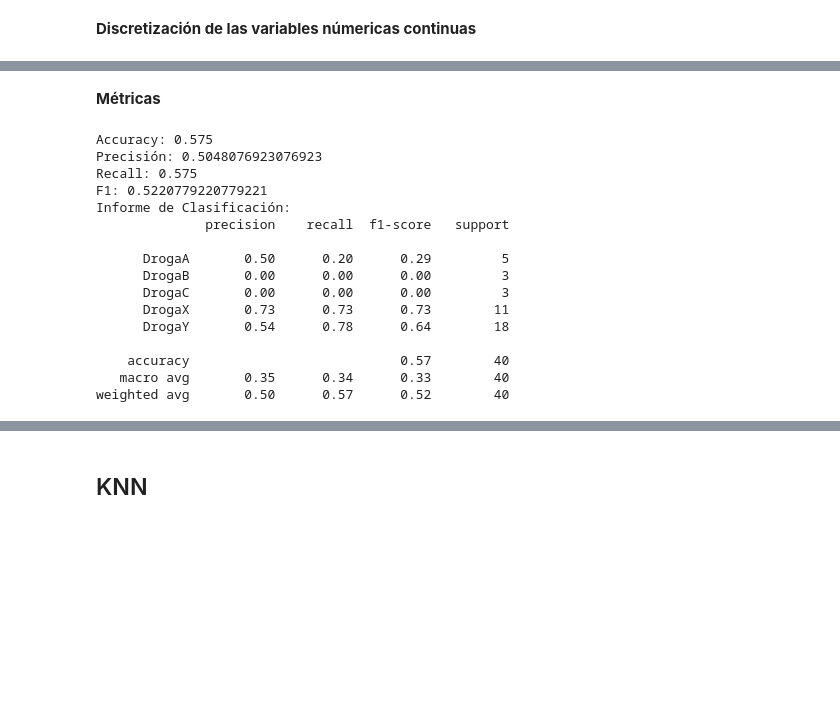
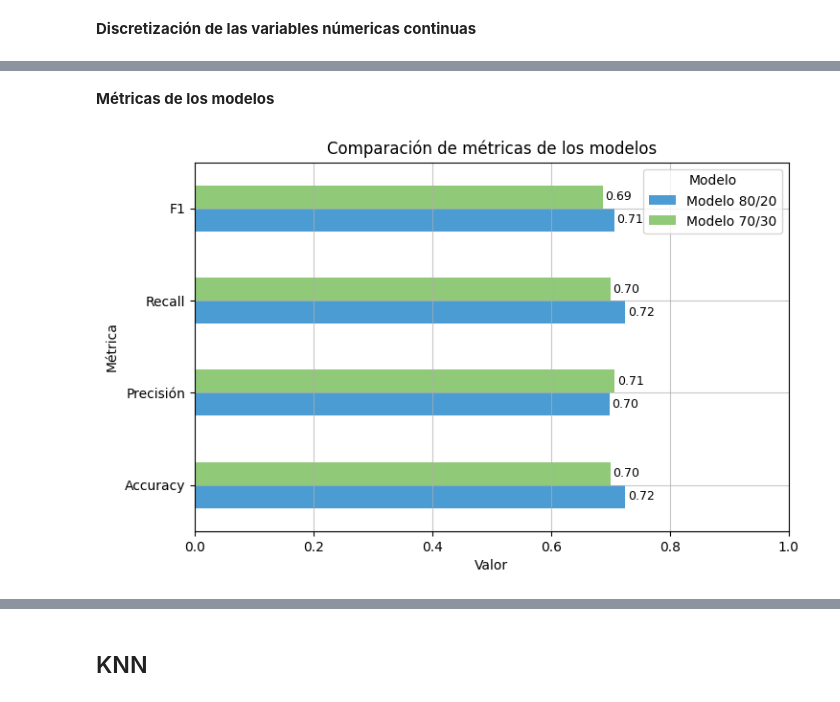
Before and after one commit to juanachies/TP2_Mineria, a Jupyter notebook: tp.ipynb, the cells around one changed output, grey strips where cells are left out. Cells and saved outputs as stored; diff of their text form; code cells hidden in the pictures; blank space fills up the shorter version.

```diff
--- a/tp.ipynb
+++ b/tp.ipynb
@@ -845,3 +858,12 @@ bayes1_train['edad_mayor75'] = (bayes1_train['Edad'] >= 75).astype(int)
+# %%
+bayes1_train['edad_menor25'] = (bayes1_train['Edad'] < 25).astype(int)
+bayes1_train['edad_25_50'] = ((bayes1_train['Edad'] >= 25) & (bayes1_train['Edad'] < 50)).astype(int)
+bayes1_train['edad_50_75'] = ((bayes1_train['Edad'] >= 50) & (bayes1_train['Edad'] < 75)).astype(int)
+bayes1_train['edad_mayor75'] = (bayes1_train['Edad'] >= 75).astype(int)
+
+bayes1_train['NaK_bajo'] = (bayes1_train['Na_a_K'] < 10).astype(int)
+bayes1_train['NaK_medio'] = ((bayes1_train['Na_a_K'] >= 10) & (bayes1_train['Na_a_K'] < 20)).astype(int)
+bayes1_train['NaK_alto'] = (bayes1_train['Na_a_K'] >= 20).astype(int)
 # %%
 bayes2_test['edad_menor25'] = (bayes2_test['Edad'] < 25).astype(int)
 bayes2_test['edad_25_50'] = ((bayes2_test['Edad'] >= 25) & (bayes2_test['Edad'] < 50)).astype(int)
@@ -855,9 +876 @@ bayes2_train['edad_mayor75'] = (bayes2_train['Edad'] >= 75).astype(int)
-# %%
-bayes2_test['NaK_bajo'] = (bayes2_test['Na_a_K'] < 10).astype(int)
-bayes2_test['NaK_medio'] = ((bayes2_test['Na_a_K'] >= 10) & (bayes2_test['Na_a_K'] < 20)).astype(int)
-bayes2_test['NaK_alto'] = (bayes2_test['Na_a_K'] >= 20).astype(int)
-
-bayes2_train['NaK_bajo'] = (bayes2_train['Na_a_K'] < 10).astype(int)
-bayes2_train['NaK_medio'] = ((bayes2_train['Na_a_K'] >= 10) & (bayes2_train['Na_a_K'] < 20)).astype(int)
-bayes2_train['NaK_alto'] = (bayes2_train['Na_a_K'] >= 20).astype(int)
 # %%
@@ -885,27 +934,41 @@ pred_MNB2 = clf_MNB.predict(bayes1_test)
 # %% [markdown]
-**Métricas**
+**Métricas de los modelos**
 # %%
-print('Accuracy:', accuracy_score(y_test2, pred_MNB2))
-print('Precisión:', precision_score(y_test2, pred_MNB2, average='weighted'))
-print('Recall:', recall_score(y_test2, pred_MNB2, average='weighted'))
-print("F1:", f1_score(y_test2, pred_MNB2, average='weighted'))
+# Métricas del modelo 1 (80/20)
+acc1 = accuracy_score(y_test2, pred_MNB2)
+prec1 = precision_score(y_test2, pred_MNB2, average='weighted')
+rec1  = recall_score(y_test2, pred_MNB2, average='weighted')
+f1_bayes1   = f1_score(y_test2, pred_MNB2, average='weighted')
 
-print('Informe de Clasificación:')
-print(classification_report(y_test2, pred_MNB2))
+# Métricas del modelo 2 (70/30)
+acc2 = accuracy_score(y_test3, pred_MNB3)
+prec2 = precision_score(y_test3, pred_MNB3, average='weighted')
+rec2  = recall_score(y_test3, pred_MNB3, average='weighted')
+f1_bayes2   = f1_score(y_test3, pred_MNB3, average='weighted')
+
+resultados = pd.DataFrame({
+    'Métrica': ['Accuracy', 'Precisión', 'Recall', 'F1'],
+    'Modelo 80/20': [acc1, prec1, rec1, f1_bayes1],
+    'Modelo 70/30': [acc2, prec2, rec2, f1_bayes2]
+})
+
+# Gráfico
+ax = resultados.plot(
+    x='Métrica',
+    kind='barh',
+    figsize=(8,5),
+    color=['#4B9CD3', '#90C978']
+)
+
+plt.title("Comparación de métricas de los modelos")
+plt.xlabel("Valor")
+plt.xlim(0, 1)
+plt.legend(title="Modelo")
+plt.grid(alpha=0.7)
+
+for container in ax.containers:
+    ax.bar_label(container, fmt='%.2f', label_type='edge', padding=2, fontsize=9)
+
+plt.show()
 # %% [output]
-Accuracy: 0.575
-Precisión: 0.5048076923076923
-Recall: 0.575
-F1: 0.5220779220779221
-Informe de Clasificación:
-              precision    recall  f1-score   support
-
-      DrogaA       0.50      0.20      0.29         5
-      DrogaB       0.00      0.00      0.00         3
-      DrogaC       0.00      0.00      0.00         3
-      DrogaX       0.73      0.73      0.73        11
-      DrogaY       0.54      0.78      0.64        18
-
-    accuracy                           0.57        40
-   macro avg       0.35      0.34      0.33        40
-weighted avg       0.50      0.57      0.52        40
+[figure, added]
```
Also changed, not shown: parts of 58 cells of this notebook.
